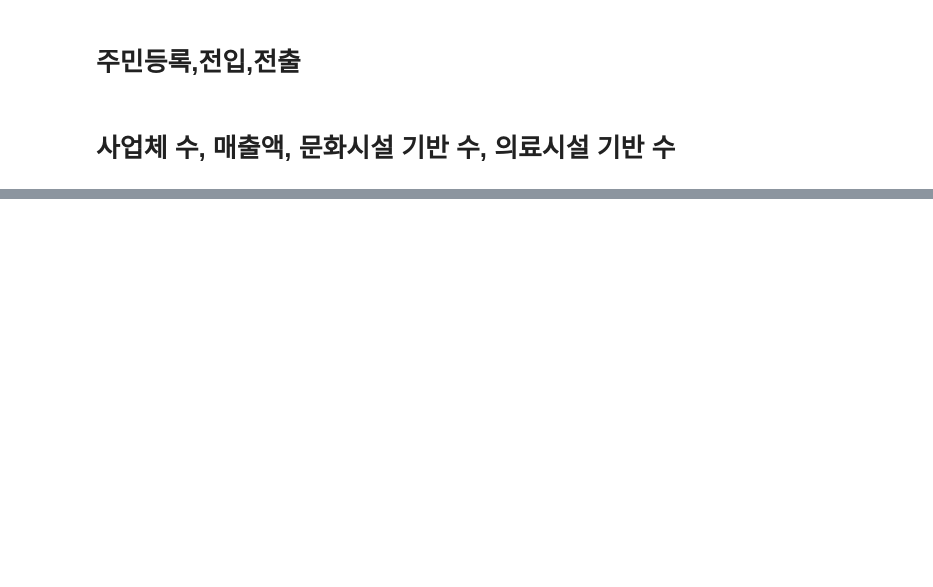
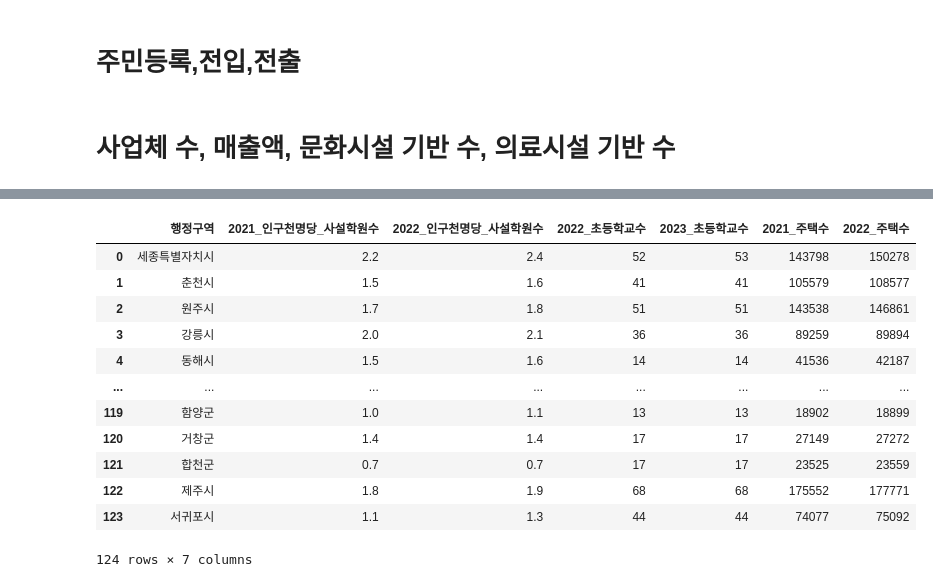
Before and after one commit to won4513/data_analytics, a Jupyter notebook: nabis/data.ipynb, the cells around one changed output, grey strips where cells are left out. Saved outputs shown, nothing was run; the diff lists cells and outputs as text; code cells hidden in the pictures; blank space fills up the shorter version.

```diff
--- a/nabis/data.ipynb
+++ b/nabis/data.ipynb
@@ -65,0 +88,13 @@ df = pd.merge(df, data3, how = 'inner', on = '구분')
+# %%
+#학원
+data1 = pd.read_csv('C:/Users/user/Desktop/데분/인구 천명당 사설학원수(시도시군구).csv', encoding = 'cp949')
+
+#초등학교
+data2 = pd.read_csv('C:/Users/user/Desktop/데분/초등학교수(시도시군구).csv', encoding = 'cp949')
+
+#주택수
+data3 = pd.read_csv('C:/Users/user/Desktop/데분/주택수(시도시군구).csv', encoding = 'cp949')
+# %%
+data1.loc[data1['구분'] == '고성군', '구분'] = ['고성군(강원)', '고성군(경남)']
+data2.loc[data2['구분'] == '고성군', '구분'] = ['고성군(강원)', '고성군(경남)']
+data3.loc[data3['구분'] == '고성군', '구분'] = ['고성군(강원)', '고성군(경남)']
@@ -65,0 +117,27 @@ df = pd.merge(df, data3, how = 'inner', on = '구분')
+# %%
+data1.rename(columns = {'2021':'2021_인구천명당_사설학원수',
+                        '2022':'2022_인구천명당_사설학원수'}, inplace = True)
+data2.rename(columns = {'2022':'2022_초등학교수',
+                        '2023':'2023_초등학교수'}, inplace = True)
+data3.rename(columns = {'2021':'2021_주택수',
+                        '2022':'2022_주택수'}, inplace = True)
+# %%
+df3 = pd.merge(data1,data2, how = 'inner', on = '구분')
+df3 = pd.merge(df3, data3, how = 'inner', on = '구분')
+# %%
+df3.rename(columns = {'구분':'행정구역'}, inplace = True)
+df3
+# %% [output]
+|  | 행정구역 | 2021_인구천명당_사설학원수 | 2022_인구천명당_사설학원수 | 2022_초등학교수 | 2023_초등학교수 | 2021_주택수 | 2022_주택수 |
+| 0 | 세종특별자치시 | 2.2 | 2.4 | 52 | 53 | 143798 | 150278 |
+| 1 | 춘천시 | 1.5 | 1.6 | 41 | 41 | 105579 | 108577 |
+| 2 | 원주시 | 1.7 | 1.8 | 51 | 51 | 143538 | 146861 |
+| 3 | 강릉시 | 2.0 | 2.1 | 36 | 36 | 89259 | 89894 |
+| 4 | 동해시 | 1.5 | 1.6 | 14 | 14 | 41536 | 42187 |
+| ... | ... | ... | ... | ... | ... | ... | ... |
+| 119 | 함양군 | 1.0 | 1.1 | 13 | 13 | 18902 | 18899 |
+| 120 | 거창군 | 1.4 | 1.4 | 17 | 17 | 27149 | 27272 |
+| 121 | 합천군 | 0.7 | 0.7 | 17 | 17 | 23525 | 23559 |
+| 122 | 제주시 | 1.8 | 1.9 | 68 | 68 | 175552 | 177771 |
+| 123 | 서귀포시 | 1.1 | 1.3 | 44 | 44 | 74077 | 75092 |
+124 rows × 7 columns
```
Also changed, not shown: parts of 17 cells of this notebook, 2 other files.
